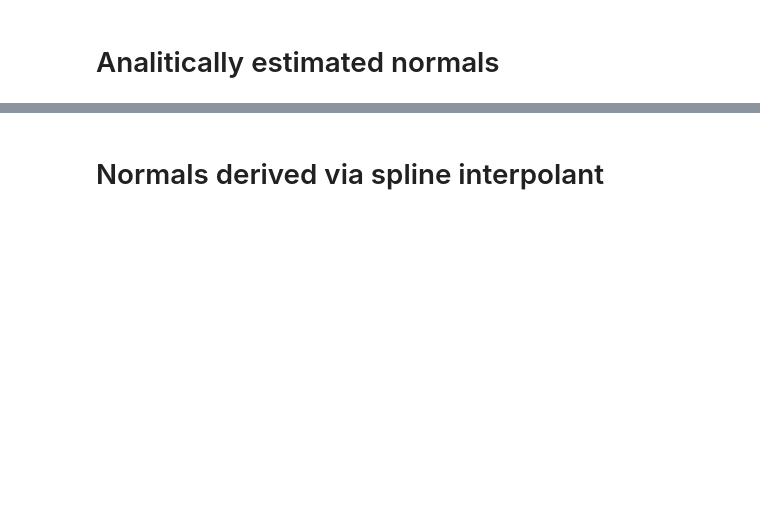
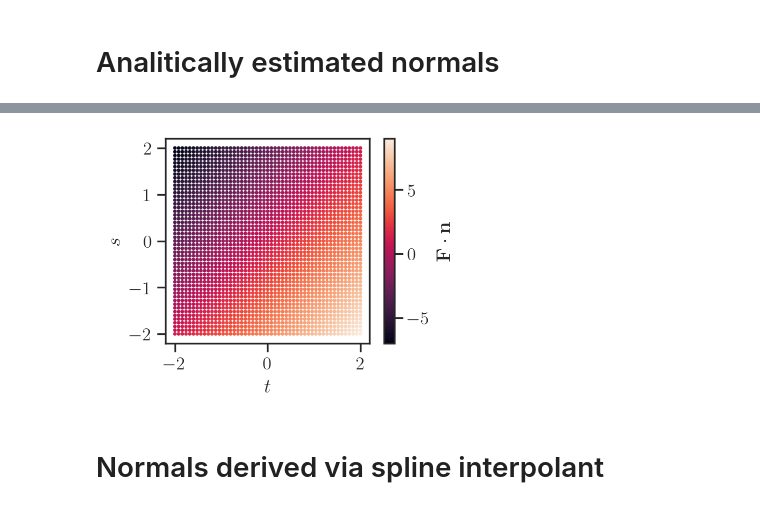
Before and after one commit to akapet00/phd-dissertation-topic, a Jupyter notebook: code/normal-estimation/03-spline-normal-estim.ipynb, the cells around one changed output, grey strips where cells are left out. Saved outputs shown, nothing was run; the diff lists cells and outputs as text; code cells hidden in the pictures; blank space fills up the shorter version.

```diff
--- a/code/normal-estimation/03-spline-normal-estim.ipynb
+++ b/code/normal-estimation/03-spline-normal-estim.ipynb
@@ -18,11 +20,11 @@ def add_coordinate_frame(ax):
     matplotlib.axes._subplots.Axes3DSubplot
         Axes with coordinate frame.
     """
-    ax.quiver(-2.5, -1, -1.5, 0.75, 0, 0, lw=0.5, color='r')
+    ax.quiver(-2.5, -1, -1.5, 0.75, 0, 0, color='r')
     ax.text(-1.35, -1, -1.5, s='$x$', color='r', fontweight='bold')
-    ax.quiver(-2.5, -1, -1.5, 0, 0.75, 0, lw=0.5, color='g')
+    ax.quiver(-2.5, -1, -1.5, 0, 0.75, 0, color='g')
     ax.text(-2.5, +0.25, -1.5, s='$y$', color='g', fontweight='bold')
-    ax.quiver(-2.5, -1, -1.5, 0, 0, 0.75, lw=0.5, color='b')
+    ax.quiver(-2.5, -1, -1.5, 0, 0, 0.75, color='b')
     ax.text(-2.5, -1, -0.5, s='$z$', color='b', fontweight='bold')
     ax.scatter(-2.5, -1, -1.5, color='k', depthshade=False)
     return ax
@@ -158,14 +168,16 @@ with set_defense_context():
 # %%
 # visualization of normalized vector Field across parametric surface
 with set_defense_context():
     fig = plt.figure(figsize=(4, 3))
     ax = plt.axes()
     cs = ax.scatter(T.ravel(), S.ravel(), s=2.5, c=Fn)
     cbar = fig.colorbar(cs)
     cbar.ax.set_ylabel(r'$\mathbf{F} \cdot \mathbf{n}$')
-    ax.set(xlabel='$t$', ylabel='$s$')
+    ax.set(xlabel='$t$', ylabel='$s$', aspect='equal')
     fig.tight_layout()
     plt.show()
+# %% [output]
+[figure, added]
 # %% [markdown]
 # Normals derived via spline interpolant
 # %%
```
Also changed, not shown: parts of 10 cells of this notebook, 3 other files.
